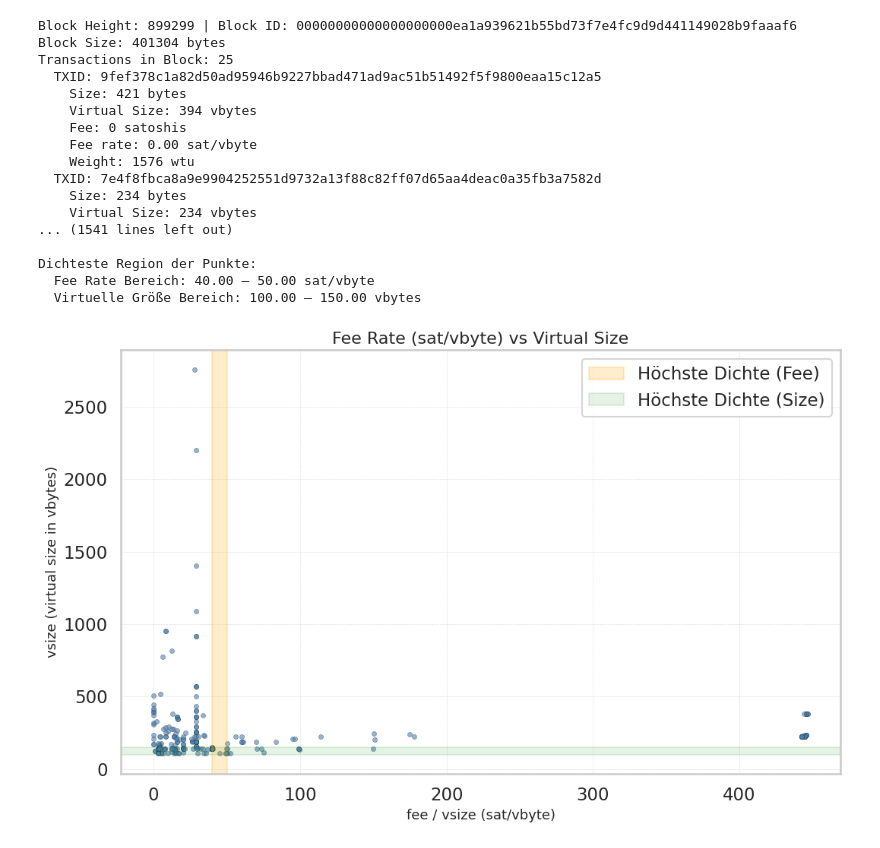
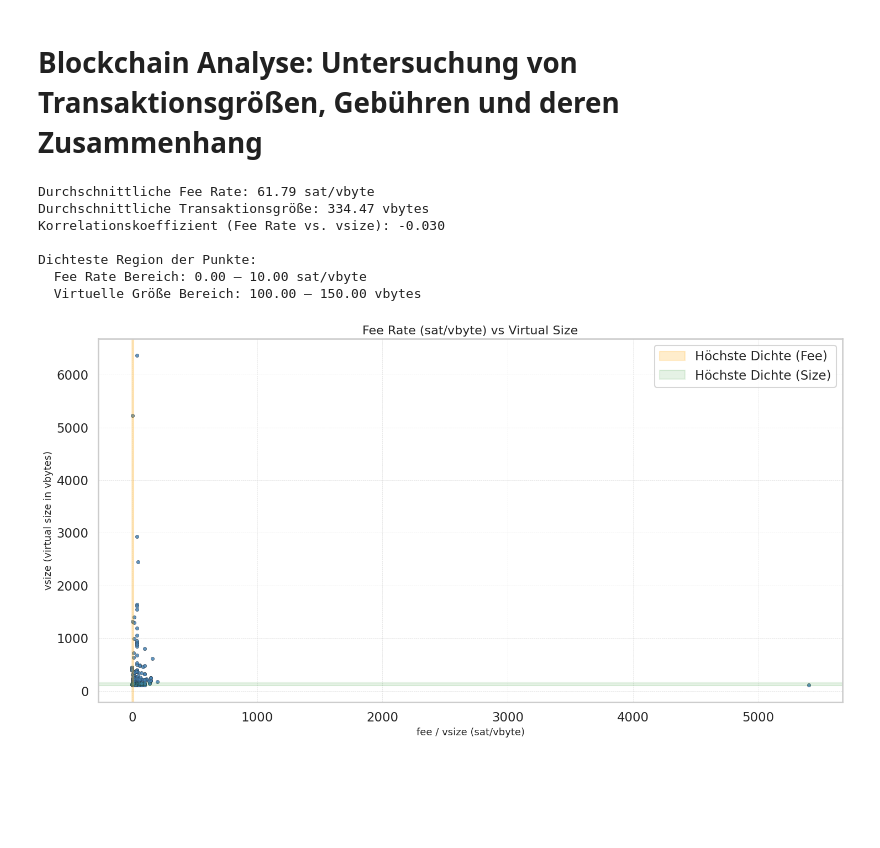
Before and after one commit to moyu1011-hka/hausarbeit-info2, a Jupyter notebook: bloks.ipynb, the cells around one changed output. Drawn from its saved outputs; the diff is of its cells as text; code cells hidden in the pictures; blank space fills up the shorter version.

Commit message:
kommentare zur blocks wurden hinzugefuegt. Blocks sind am Ende

```diff
--- a/bloks.ipynb
+++ b/bloks.ipynb
@@ -0,0 +1,2 @@
+# %% [markdown]
+# Blockchain Analyse: Untersuchung von Transaktionsgrößen, Gebühren und deren Zusammenhang
@@ -1,9 +7,12 @@
 # %%
+# Dieser Code lädt Informationen über die letzten n Blöcke aus der Bitcoin-Blockchain,
+# indem er ein öffentliches API von Blockstream verwendet.
+
 import requests
 import matplotlib.pyplot as plt
 import seaborn as sns
-from collections import Counter
 import numpy as np
+from scipy.stats import pearsonr
 
 def get_blocks_n(n):
     blocks = []
@@ -29,5 +38,5 @@ def get_blocks_n(n):
     return blocks[:n]
 
 
-how_many = 10
+how_many = 20
 blocks = get_blocks_n(how_many)
@@ -42,19 +67,25 @@ def get_transactions(block_hash):
 # %%
+# Für jede Transaktion berechnen wir zwei Dinge:
+# - Die virtuelle Größe (vsize), also wie viel "Platz" die Transaktion im Block einnimmt.
+# - Die Gebühr pro virtuellem Byte (Fee Rate), also wie viele Satoshis pro vByte gezahlt wurden.
+#
+# Satoshi ist die kleinste Einheit von Bitcoin – 1 Satoshi = 0.00000001 BTC.
+#
+# Danach berechnen wir den Durchschnitt und schauen, ob es einen Zusammenhang (Korrelation) zwischen der Größe der Transaktion und der Gebühr gibt.
+# Eine Korrelation zeigt, ob größere Transaktionen typischerweise höhere oder niedrigere Gebühren haben.
+#
+# Zum Schluss suchen wir den Bereich, in dem sich die meisten Transaktionen befinden, und zeichnen ein Diagramm,
+# das zeigt, wie Größe und Gebühr zusammenhängen und wo sich die größte Dichte befindet.
+
 def analyze_blocks(how_many):
     blocks = get_blocks_n(how_many)
     x_vals = []
     y_vals = []
 
     for block in blocks:
-        print(f"Block Height: {block['height']} | Block ID: {block['id']}")
-        print(f"Block Size: {block['size']} bytes")
         txs = get_transactions(block['id'])
-        print(f"Transactions in Block: {len(txs)}")
-
         total_output = 0
         for tx in txs:
-            txid = tx['txid']
-            size = tx.get('size', 0)
             fee = tx.get('fee')
             weight = tx['weight']
             vsize = (weight + 3) // 4
@@ -67,73 +98,53 @@ def analyze_blocks(how_many):
                 x_vals.append(sats_per_vbyte)
                 y_vals.append(vsize)
 
-                print(f"  TXID: {txid}")
-                print(f"    Size: {size} bytes")
-                print(f"    Virtual Size: {vsize} vbytes")
-                print(f"    Fee: {fee} satoshis")
-                print(f"    Fee rate: {sats_per_vbyte:.2f} sat/vbyte")
-                print(f"    Weight: {weight} wtu")
-
-        print(f"Total Output in Block: {total_output / 100_000_000:.8f} BTC")
-        print("-" * 50)
-
-    # Durchschnittliche Werte berechnen
     avg_fee_rate = np.mean(x_vals)
     avg_vsize = np.mean(y_vals)
 
+
+    corr_coef, p_value = pearsonr(x_vals, y_vals)
+
     print(f"\nDurchschnittliche Fee Rate: {avg_fee_rate:.2f} sat/vbyte")
     print(f"Durchschnittliche Transaktionsgröße: {avg_vsize:.2f} vbytes")
+    print(f"Korrelationskoeffizient (Fee Rate vs. vsize): {corr_coef:.3f}")
 
-    # Ermittlung des dichtesten Bereichs (Heatmap)
-    x_bins = np.arange(0, max(x_vals) + 10, 10) #hier wird die Schrittweite auf 10 gesetzt
-    y_bins = np.arange(0, max(y_vals) + 50, 50) # Schrittweite auf 50 gesetzt
+    x_bins = np.arange(0, max(x_vals) + 10, 10)
+    y_bins = np.arange(0, max(y_vals) + 50, 50)
 
     heatmap, xedges, yedges = np.histogram2d(x_vals, y_vals, bins=(x_bins, y_bins))
     max_density_idx = np.unravel_index(np.argmax(heatmap), heatmap.shape)
 
-    densest_x_range = (xedges[max_density_idx[0]], xedges[max_density_idx[0] + 1])# hier wird der Bereich der höchsten Dichte ermittelt
+    densest_x_range = (xedges[max_density_idx[0]], xedges[max_density_idx[0] + 1])
     densest_y_range = (yedges[max_density_idx[1]], yedges[max_density_idx[1] + 1])
 
     print(f"\nDichteste Region der Punkte:")
     print(f"  Fee Rate Bereich: {densest_x_range[0]:.2f} – {densest_x_range[1]:.2f} sat/vbyte")
     print(f"  Virtuelle Größe Bereich: {densest_y_range[0]:.2f} – {densest_y_range[1]:.2f} vbytes")
 
-    # Visualisierung des Scatter-Plots
     sns.set(style="whitegrid", context="talk")
-    plt.figure(figsize=(11, 7))
+    plt.figure(figsize=(15, 8))
 
     plt.scatter(x_vals, y_vals, alpha=0.6, s=20, color="steelblue", edgecolors='k', linewidth=0.3)
 
     plt.title("Fee Rate (sat/vbyte) vs Virtual Size", fontsize=16)
     plt.xlabel("fee / vsize (sat/vbyte)", fontsize=13)
     plt.ylabel("vsize (virtual size in vbytes)", fontsize=13)
     plt.grid(True, linestyle='--', linewidth=0.5, alpha=0.6)
 
-    # Markiert den Bereich mit der höchsten Dichte
     plt.axvspan(densest_x_range[0], densest_x_range[1], color='orange', alpha=0.2, label='Höchste Dichte (Fee)')
     plt.axhspan(densest_y_range[0], densest_y_range[1], color='green', alpha=0.1, label='Höchste Dichte (Size)')
     plt.legend()
 
     plt.tight_layout()
     plt.show()
 
 analyze_blocks(how_many)
 # %% [output]
-Block Height: 899299 | Block ID: 00000000000000000000ea1a939621b55bd73f7e4fc9d9d441149028b9faaaf6
-Block Size: 401304 bytes
-Transactions in Block: 25
-  TXID: 9fef378c1a82d50ad95946b9227bbad471ad9ac51b51492f5f9800eaa15c12a5
-    Size: 421 bytes
-    Virtual Size: 394 vbytes
-    Fee: 0 satoshis
-    Fee rate: 0.00 sat/vbyte
-    Weight: 1576 wtu
-  TXID: 7e4f8fbca8a9e9904252551d9732a13f88c82ff07d65aa4deac0a35fb3a7582d
-    Size: 234 bytes
-    Virtual Size: 234 vbytes
-... (1541 lines left out)
+Durchschnittliche Fee Rate: 61.79 sat/vbyte
+Durchschnittliche Transaktionsgröße: 334.47 vbytes
+Korrelationskoeffizient (Fee Rate vs. vsize): -0.030
 
 Dichteste Region der Punkte:
-  Fee Rate Bereich: 40.00 – 50.00 sat/vbyte
+  Fee Rate Bereich: 0.00 – 10.00 sat/vbyte
   Virtuelle Größe Bereich: 100.00 – 150.00 vbytes
-[figure, old version]
+[figure, new version]
```
Also changed, not shown: parts of 3 cells of this notebook.
